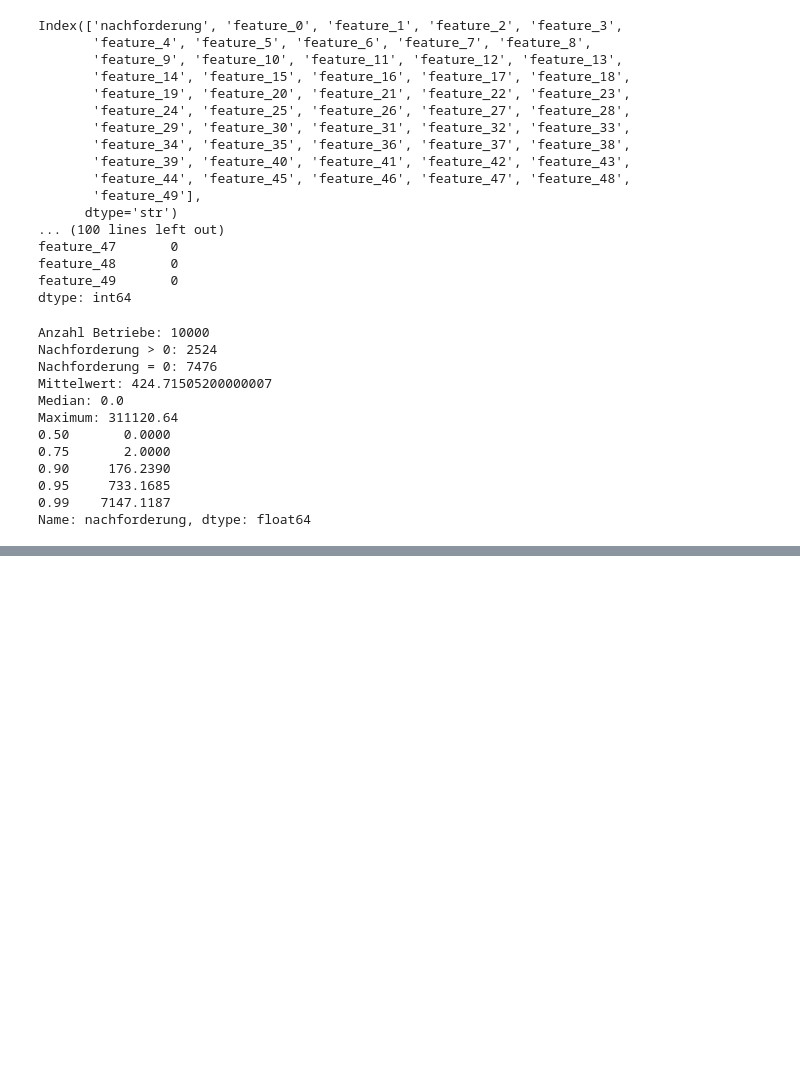
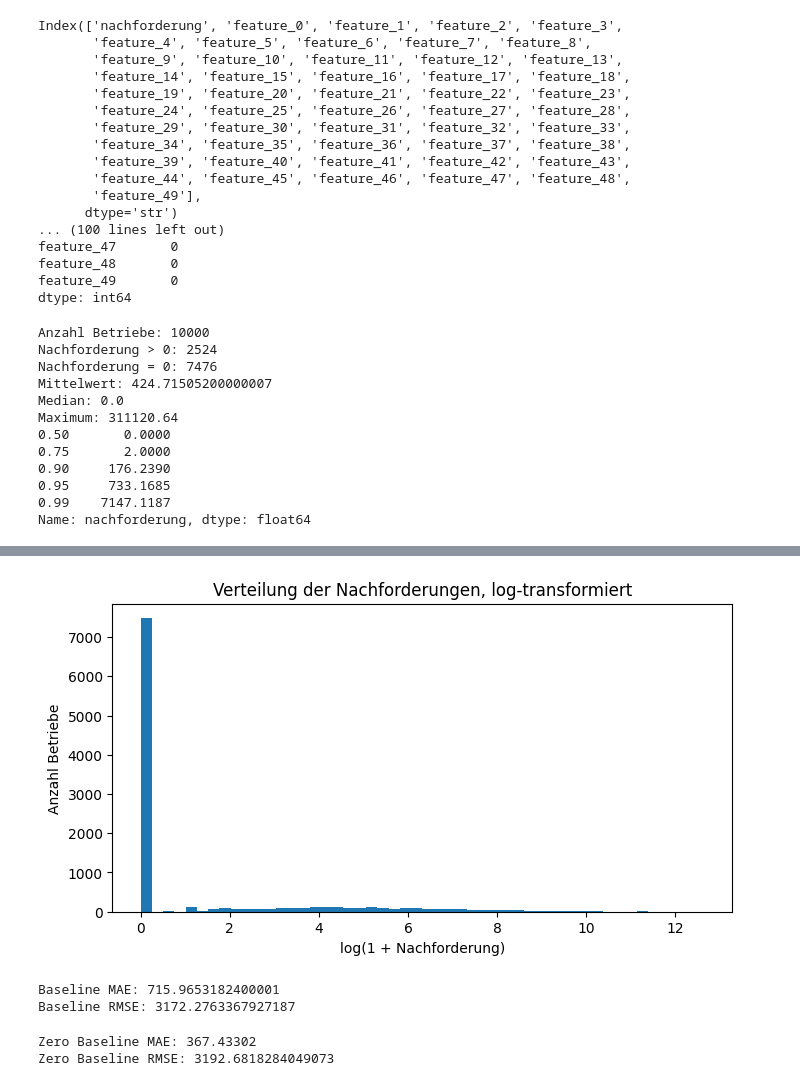
Before and after one commit to smartinezai/DRV-model, a Jupyter notebook: nachforderung_modell.ipynb, the cells around one changed output, grey strips where cells are left out. Cells and saved outputs as stored; diff of their text form; code cells hidden in the pictures; blank space fills up the shorter version.

Commit message:
added baseline

```diff
--- a/nachforderung_modell.ipynb
+++ b/nachforderung_modell.ipynb
@@ -70,0 +119,45 @@ Name: nachforderung, dtype: float64
+# %%
+plt.figure(figsize=(8, 4))
+plt.hist(np.log1p(y), bins=50)
+plt.title("Verteilung der Nachforderungen, log-transformiert")
+plt.xlabel("log(1 + Nachforderung)")
+plt.ylabel("Anzahl Betriebe")
+plt.show()
+# %% [output]
+[figure, added]
+# %%
+
+X = data.drop(columns=["nachforderung"])
+y = data["nachforderung"]
+
+X_train, X_test, y_train, y_test = train_test_split(
+    X,
+    y,
+    test_size=0.2,
+    random_state=42
+)
+
+# Baseline: immer Mittelwert des Trainingssets vorhersagen
+baseline_prediction = np.repeat(y_train.mean(), len(y_test))
+
+mae_baseline = mean_absolute_error(y_test, baseline_prediction)
+rmse_baseline = mean_squared_error(y_test, baseline_prediction) ** 0.5
+
+print("Baseline MAE:", mae_baseline)
+print("Baseline RMSE:", rmse_baseline)
+# %% [output]
+Baseline MAE: 715.9653182400001
+Baseline RMSE: 3172.2763367927187
+# %%
+#viele betrieve haben 0 nachforderung so wir koennen das auch als baseline testen
+
+zero_prediction = np.repeat(0, len(y_test))
+
+mae_zero = mean_absolute_error(y_test, zero_prediction)
+rmse_zero = mean_squared_error(y_test, zero_prediction) ** 0.5
+
+print("Zero Baseline MAE:", mae_zero)
+print("Zero Baseline RMSE:", rmse_zero)
+# %% [output]
+Zero Baseline MAE: 367.43302
+Zero Baseline RMSE: 3192.6818284049073
```
Also changed, not shown: parts of 4 cells of this notebook.
